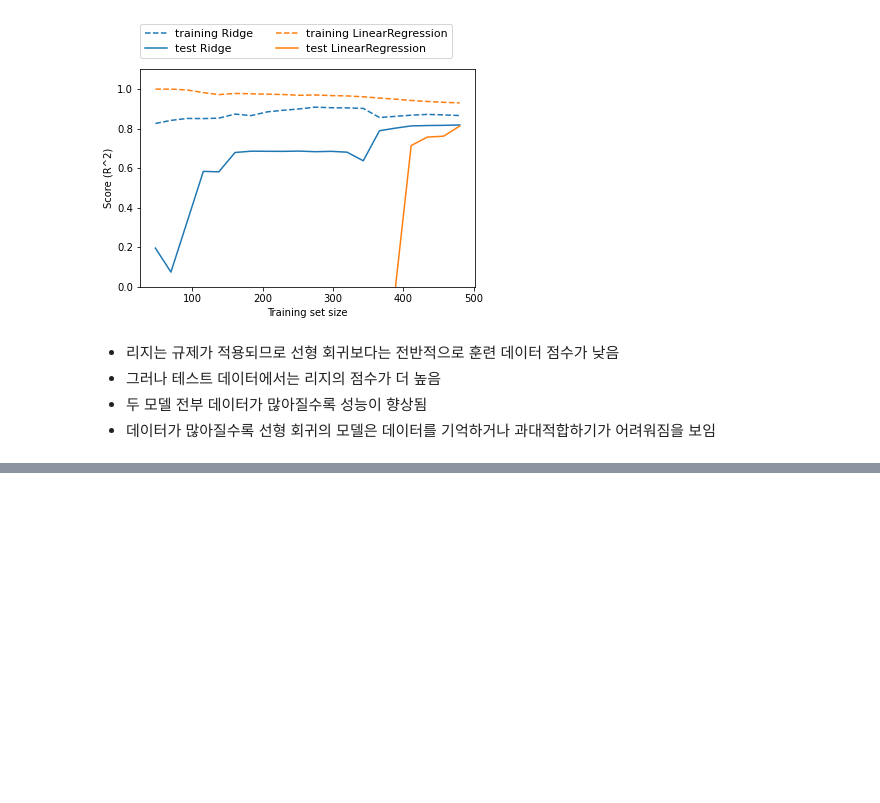
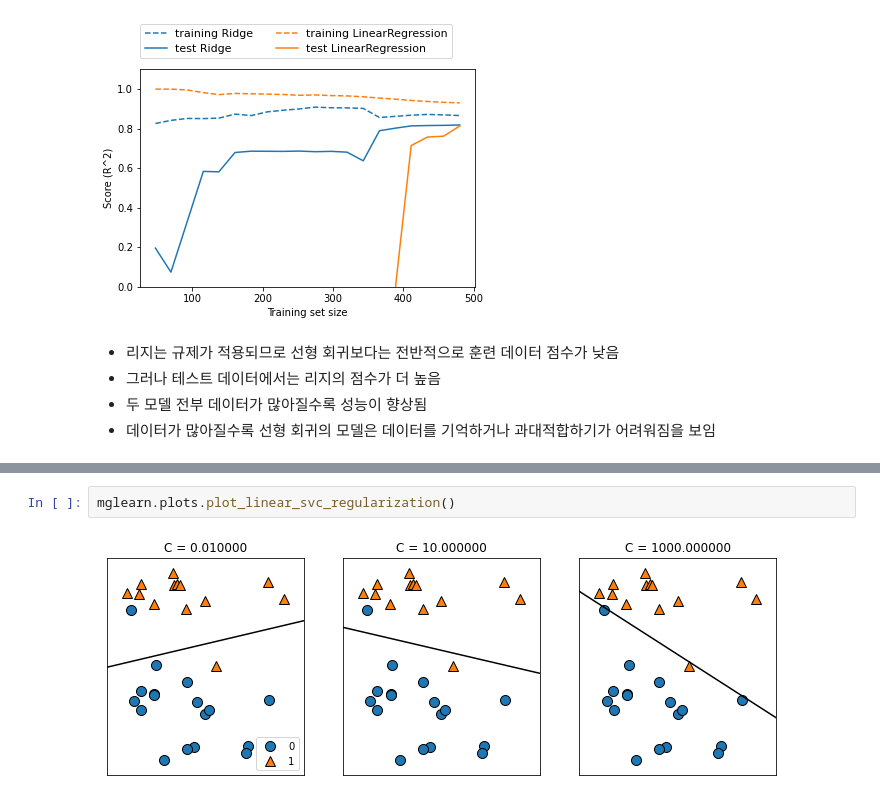
Before and after one commit to sage5632/MachineLearning, a Jupyter notebook: LM.ipynb, the cells around one changed output, grey strips where cells are left out. Cells and saved outputs as stored; diff of their text form; blank space fills up the shorter version.

```diff
--- a/LM.ipynb
+++ b/LM.ipynb
@@ -160,0 +276,4 @@ mglearn.plots.plot_ridge_n_samples()
+# %%
+mglearn.plots.plot_linear_svc_regularization()
+# %% [output]
+[figure, added]
```
Also changed, not shown: parts of 32 cells of this notebook, 8 other files.
